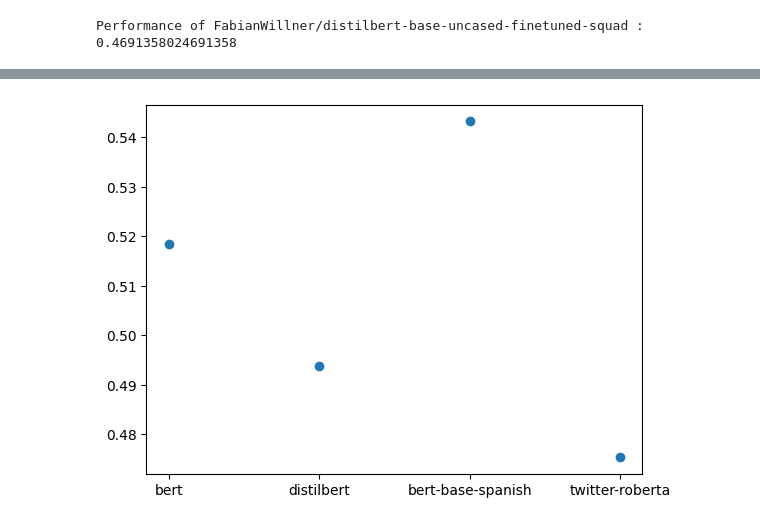
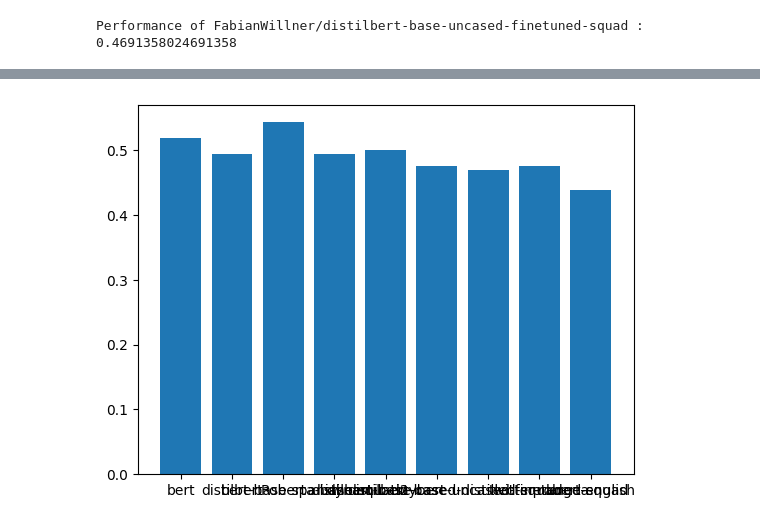
Before and after one commit to giev7074/NLPGroup5, a Jupyter notebook: Project3Code.ipynb, the cells around one changed output, grey strips where cells are left out. Cells and saved outputs as stored; diff of their text form; code cells hidden in the pictures.

Commit message:
Listed results and trained large English
Listed the unlisted results, and trained and evaulated the large English sentiment analysis model. Also changed plot to plot as bar graph.

```diff
--- a/Project3Code.ipynb
+++ b/Project3Code.ipynb
@@ -507,30 +520,47 @@ modelNameAcc = [
     ["distilbert", 0.49382716049382713],
     ["bert-base-spanish", 0.5432098765432098],
 
+    #Squad
+    ['Roberta-base-squad2', 0.49382716049382713],
+    ["dynamic-tinybert", 0.5],
+    ['distilbert-base-cased-distilled-squad', 0.47530864197530864],
+    ['distilbert-base-uncased-finetuned-squad', 0.4691358024691358],
 
     #Sentiment Analysis
-    ["twitter-roberta", 0.47530864197530864]
+    ["twitter-roberta", 0.47530864197530864],
+    ['large-english', 0.4382716049382716]
 ]
+
+#We're getting a LOT of models, so it may be a good idea to graph by category
+
+baselineModles = []
+
+SQuADModels = []
+
+SentimentAnalysisModles = []
+
+#Take the best accuracy of each category and compare to each other.
+TopOfEach = []
 # %%
 #Plot model names, accuracies, on a graph for easy comparison
 
 import matplotlib.pyplot as plt
 
 #X points for plotting
 xpoints = np.linspace(1, len(modelNameAcc), len(modelNameAcc))
 ypoints = np.zeros(len(modelNameAcc))
 
 countModels = 0
 names = []
 for k in range(len(modelNameAcc)):
     model, acc = modelNameAcc[k]
     countModels += 1
     ypoints[k] = acc
     names.append(model)
 
 #Set plot and plot
 plt.xticks(xpoints, names)
-plt.scatter(xpoints, ypoints)
+plt.bar(xpoints, ypoints)
 plt.show()
 # %% [output]
-[figure, old version]
+[figure, new version]
```
Also changed, not shown: parts of 8 cells of this notebook.
